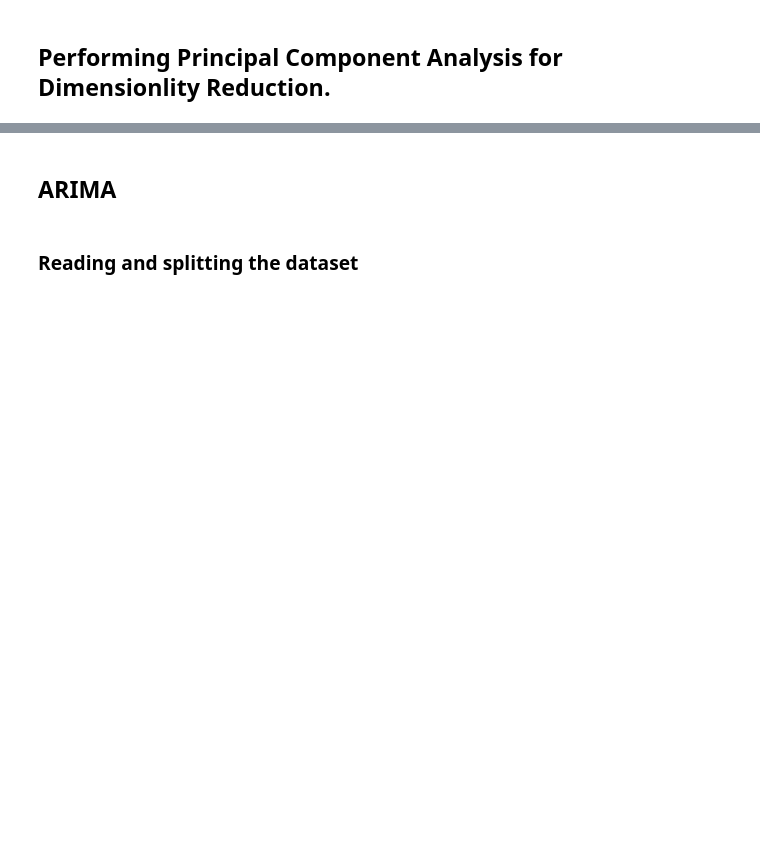
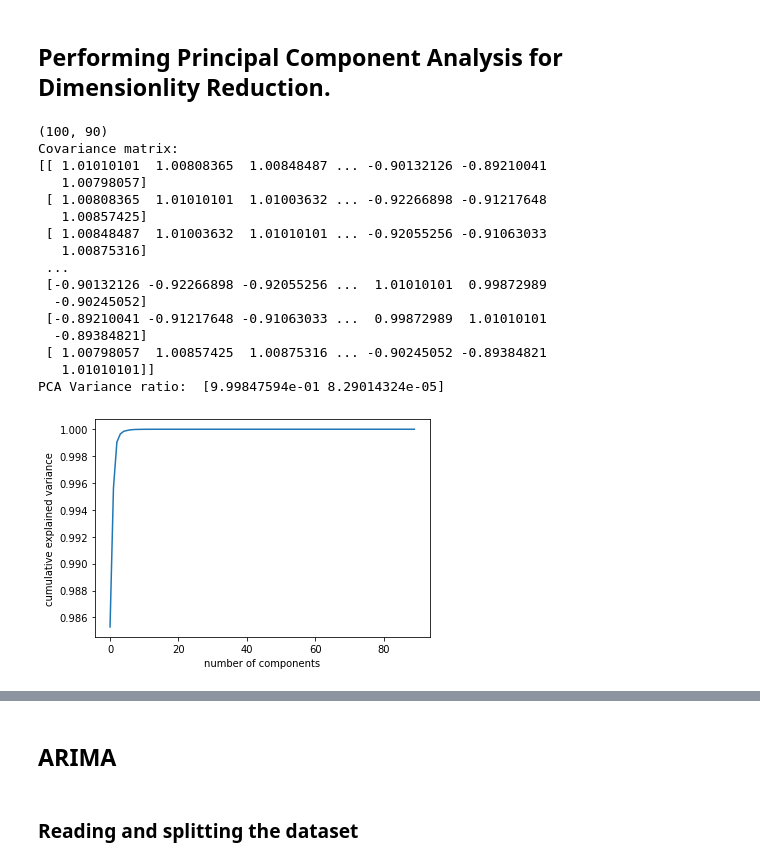
Before and after one commit to RashmiChrystal/FYP, a Jupyter notebook: FYP_Final_SmallDataset.ipynb, the cells around one changed output, grey strips where cells are left out. Saved outputs shown, nothing was run; the diff lists cells and outputs as text; code cells hidden in the pictures; blank space fills up the shorter version.

```diff
--- a/FYP_Final_SmallDataset.ipynb
+++ b/FYP_Final_SmallDataset.ipynb
@@ -563,2 +601,15 @@ plt.show()
+# %%
+#Standardize the data (The first step of PCA)
+
+def standardizeData(featureset):
+  X_std = StandardScaler().fit_transform(featureset)
+  print(X_std.shape)
+  return X_std
+# %%
+def getCovarianceMatrix(X_std):
+   mean_vec= np.mean(X_std, axis=0)
+   cov_mat = (X_std - mean_vec).T.dot((X_std-mean_vec)) / (X_std.shape[0]-1)
+   print('Covariance matrix: \n%s' %cov_mat)
+   return cov_mat
 # %%
 def performPCA():
@@ -614,0 +655,20 @@ performPCA()
+# %%
+principal_features = performPCA()
+# %% [output]
+(100, 90)
+Covariance matrix:
+[[ 1.01010101  1.00808365  1.00848487 ... -0.90132126 -0.89210041
+   1.00798057]
+ [ 1.00808365  1.01010101  1.01003632 ... -0.92266898 -0.91217648
+   1.00857425]
+ [ 1.00848487  1.01003632  1.01010101 ... -0.92055256 -0.91063033
+   1.00875316]
+ ...
+ [-0.90132126 -0.92266898 -0.92055256 ...  1.01010101  0.99872989
+  -0.90245052]
+ [-0.89210041 -0.91217648 -0.91063033 ...  0.99872989  1.01010101
+  -0.89384821]
+ [ 1.00798057  1.00857425  1.00875316 ... -0.90245052 -0.89384821
+   1.01010101]]
+PCA Variance ratio:  [9.99847594e-01 8.29014324e-05]
+[figure, added]
```
Also changed, not shown: parts of 151 cells of this notebook.
